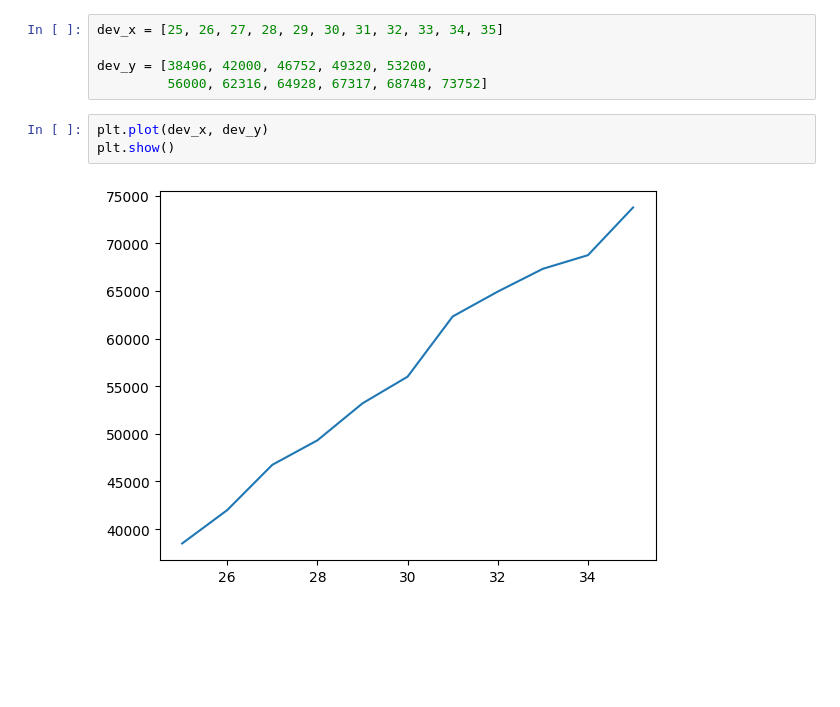
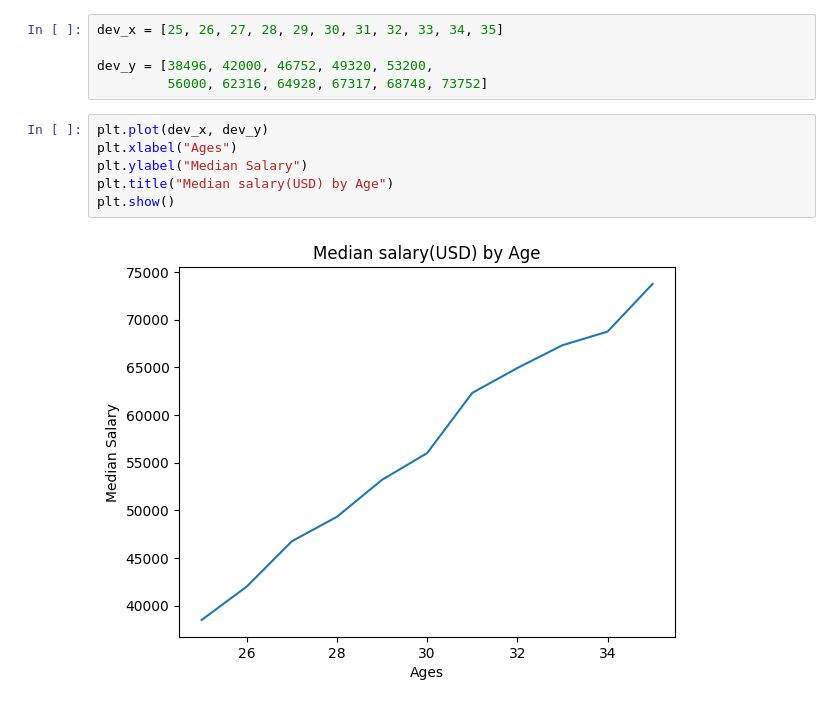
Before and after one commit to raaakibul/Matplotlib, a Jupyter notebook: plot.ipynb, the cells around one changed output. Saved outputs shown, nothing was run; the diff lists cells and outputs as text; blank space fills up the shorter version.

Commit message:
plot file and code added

```diff
--- a/plot.ipynb
+++ b/plot.ipynb
@@ -7,6 +7,9 @@ dev_y = [38496, 42000, 46752, 49320, 53200,
          56000, 62316, 64928, 67317, 68748, 73752]
 # %%
 plt.plot(dev_x, dev_y)
+plt.xlabel("Ages")
+plt.ylabel("Median Salary")
+plt.title("Median salary(USD) by Age")
 plt.show()
 # %% [output]
-[figure, old version]
+[figure, new version]
```
